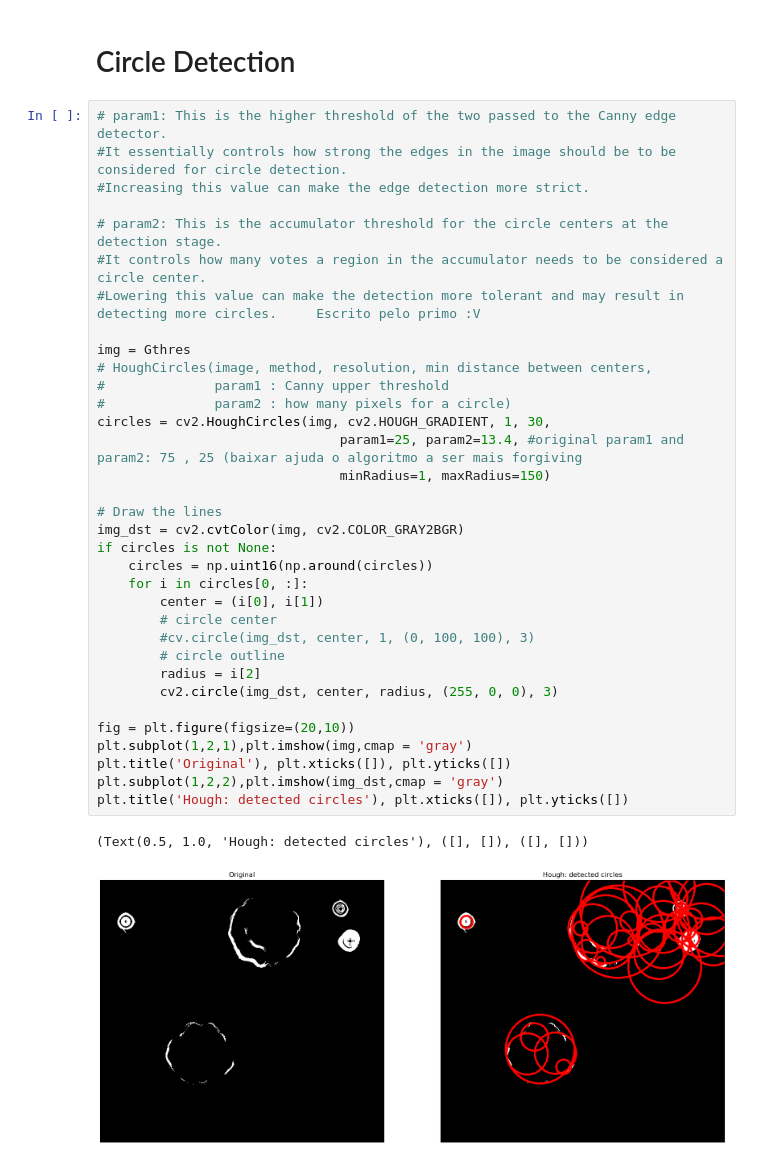
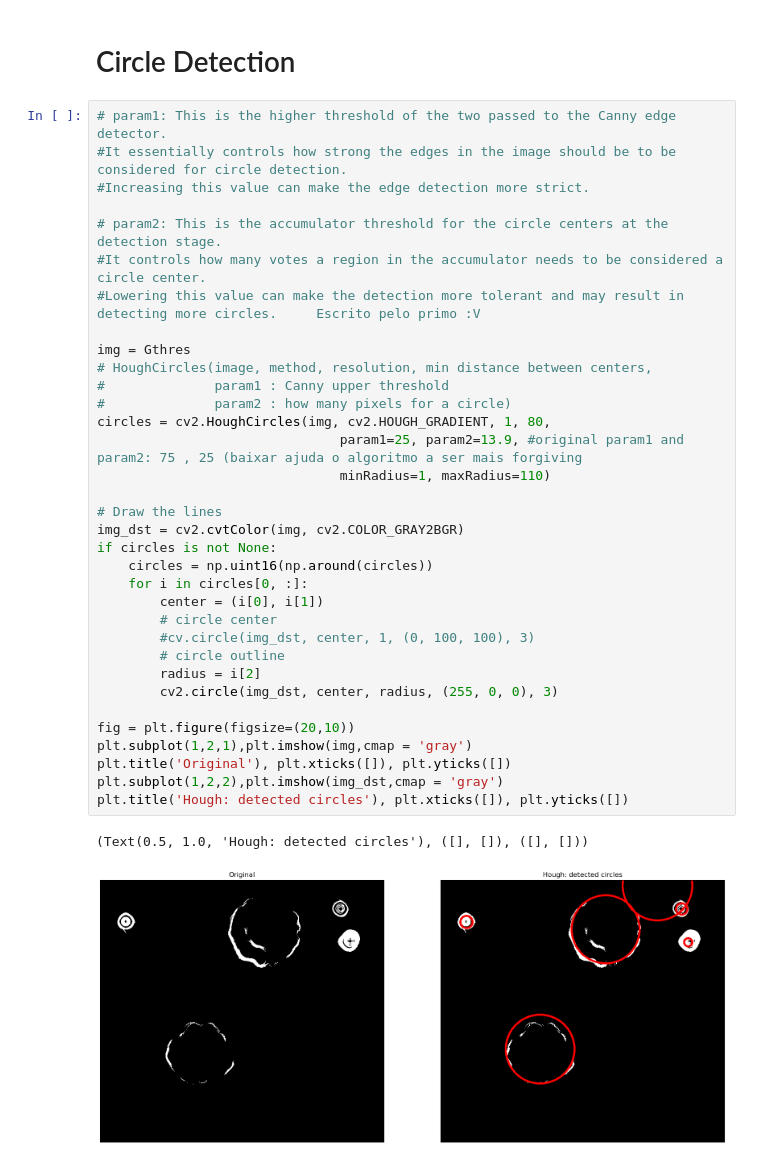
Before and after one commit to Vasco2002/VCPI, a Jupyter notebook: TP1/CountCircles.ipynb, the cells around one changed output. Saved outputs shown, nothing was run; the diff lists cells and outputs as text.

```diff
--- a/TP1/CountCircles.ipynb
+++ b/TP1/CountCircles.ipynb
@@ -174,34 +174,34 @@ plt.title('Adaptive Thresholding'), plt.xticks([]), plt.yticks([])
 #Increasing this value can make the edge detection more strict.
 
 # param2: This is the accumulator threshold for the circle centers at the detection stage.
 #It controls how many votes a region in the accumulator needs to be considered a circle center.
 #Lowering this value can make the detection more tolerant and may result in detecting more circles.     Escrito pelo primo :V
 
 img = Gthres
 # HoughCircles(image, method, resolution, min distance between centers,
 #              param1 : Canny upper threshold
 #              param2 : how many pixels for a circle)
-circles = cv2.HoughCircles(img, cv2.HOUGH_GRADIENT, 1, 30,
-                               param1=25, param2=13.4, #original param1 and param2: 75 , 25 (baixar ajuda o algoritmo a ser mais forgiving
-                               minRadius=1, maxRadius=150)
+circles = cv2.HoughCircles(img, cv2.HOUGH_GRADIENT, 1, 80,
+                               param1=25, param2=13.9, #original param1 and param2: 75 , 25 (baixar ajuda o algoritmo a ser mais forgiving
+                               minRadius=1, maxRadius=110)
 
 # Draw the lines
 img_dst = cv2.cvtColor(img, cv2.COLOR_GRAY2BGR)
 if circles is not None:
     circles = np.uint16(np.around(circles))
     for i in circles[0, :]:
         center = (i[0], i[1])
         # circle center
         #cv.circle(img_dst, center, 1, (0, 100, 100), 3)
         # circle outline
         radius = i[2]
         cv2.circle(img_dst, center, radius, (255, 0, 0), 3)
 
 fig = plt.figure(figsize=(20,10))
 plt.subplot(1,2,1),plt.imshow(img,cmap = 'gray')
 plt.title('Original'), plt.xticks([]), plt.yticks([])
 plt.subplot(1,2,2),plt.imshow(img_dst,cmap = 'gray')
 plt.title('Hough: detected circles'), plt.xticks([]), plt.yticks([])
 # %% [output]
 (Text(0.5, 1.0, 'Hough: detected circles'), ([], []), ([], []))
-[figure, old version]
+[figure, new version]
```
